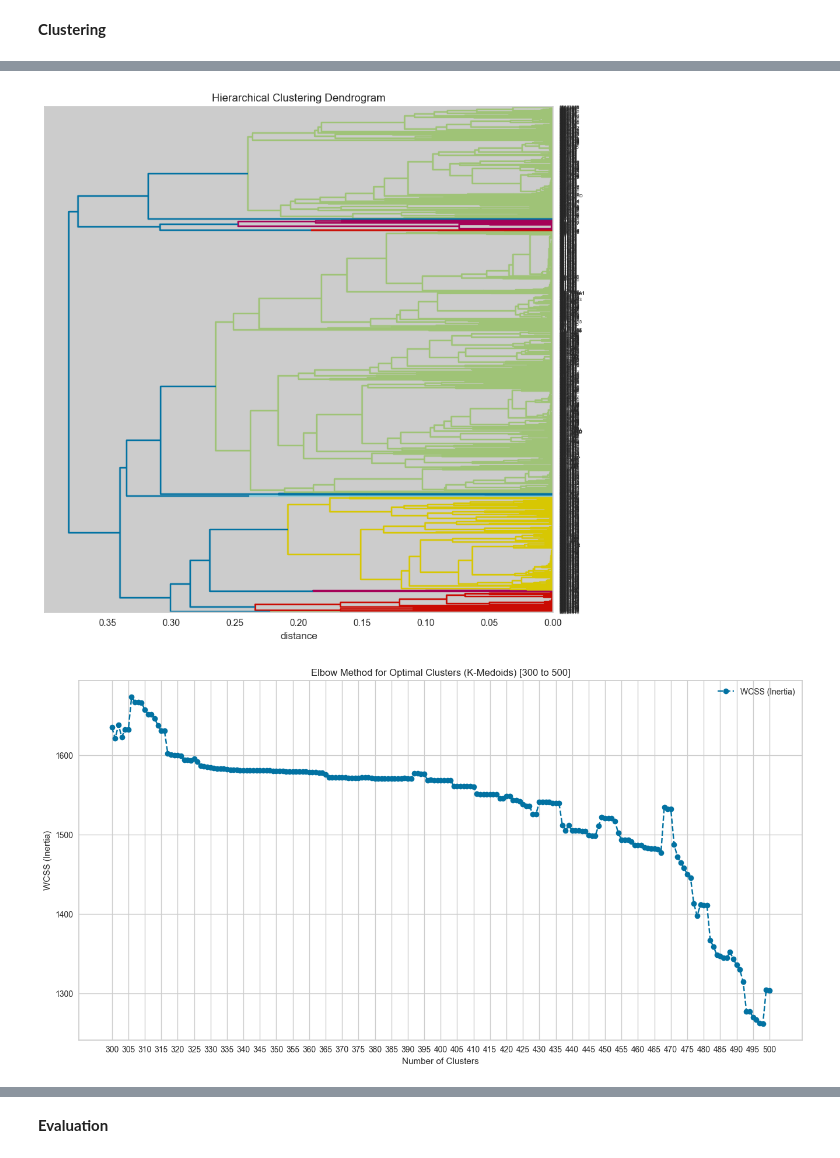
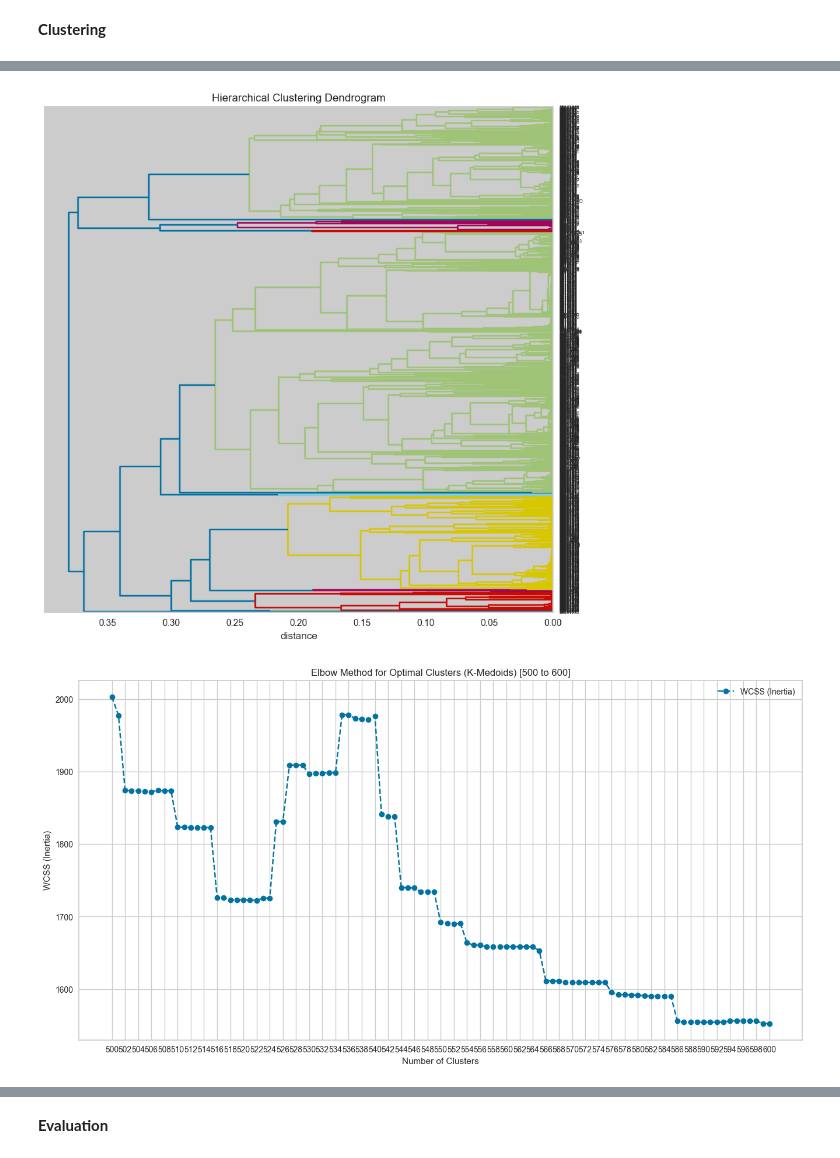
Before and after one commit to bunnekas/prevelop, a Jupyter notebook: notebooks/prevelop_roemheld_3.ipynb, the cells around one changed output, grey strips where cells are left out. Drawn from its saved outputs; the diff is of its cells as text; code cells hidden in the pictures.

```diff
--- a/notebooks/prevelop_roemheld_3.ipynb
+++ b/notebooks/prevelop_roemheld_3.ipynb
@@ -107,0 +97,12 @@ data
+# %%
+# load data and data_preprocessed from csv files
+data = pd.read_csv('/Users/kaspar/Documents/FIR/Prevelop/data/Roemheld/roemheld_data.csv')
+data_preprocessed = pd.read_csv('/Users/kaspar/Documents/FIR/Prevelop/data/Roemheld/roemheld_data_preprocessed.csv')
+# set column 'Teil' as index and drop it
+data = data.set_index('Teil')
+data_preprocessed = data_preprocessed.set_index('Teil')
+# drop column 'Unnamed: 0' if it exists
+if 'Unnamed: 0' in data.columns:
+    data = data.drop(columns=['Unnamed: 0'])
+if 'Unnamed: 0' in data_preprocessed.columns:
+    data_preprocessed = data_preprocessed.drop(columns=['Unnamed: 0'])
@@ -191,12 +217,12 @@ clustering.elbow_plot_agglomerative(data_preprocessed, distance_matrix, 100, 202
 ### plot the dendrogram
 clustering.plot_dendrogram(distance_matrix, labels=data.index, orientation='left')
 # %% [output]
-[figure, old version]
+[figure, new version]
 # %%
 ### find clusters with k-medoids and apply elbow and shilouette method
-clustering.elbow_plot_kmedoids(data_preprocessed, 300, 500)
+clustering.elbow_plot_kmedoids(data_preprocessed, 500, 600)
 # %% [output]
-[figure, old version]
+[figure, new version]
 # %%
 clustering.silhouette_score_kmedoids(data_preprocessed, 300, 500)
 # %% [output]
```
Also changed, not shown: parts of 44 cells of this notebook, 4 other files.
